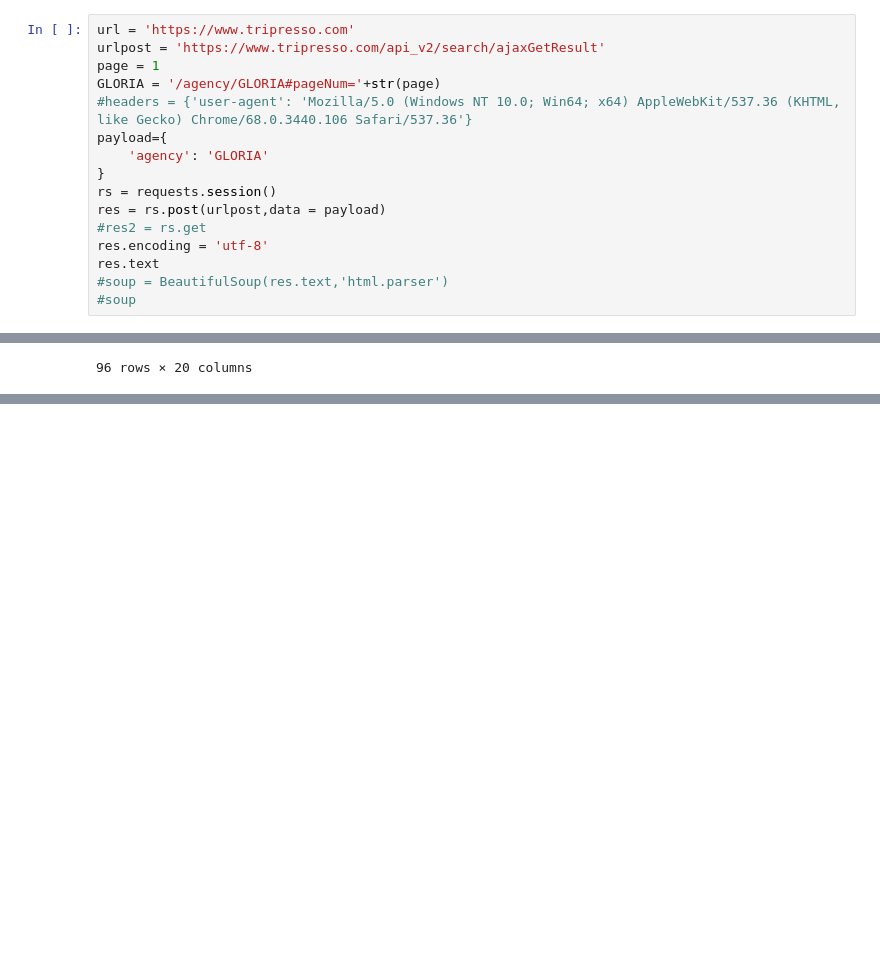
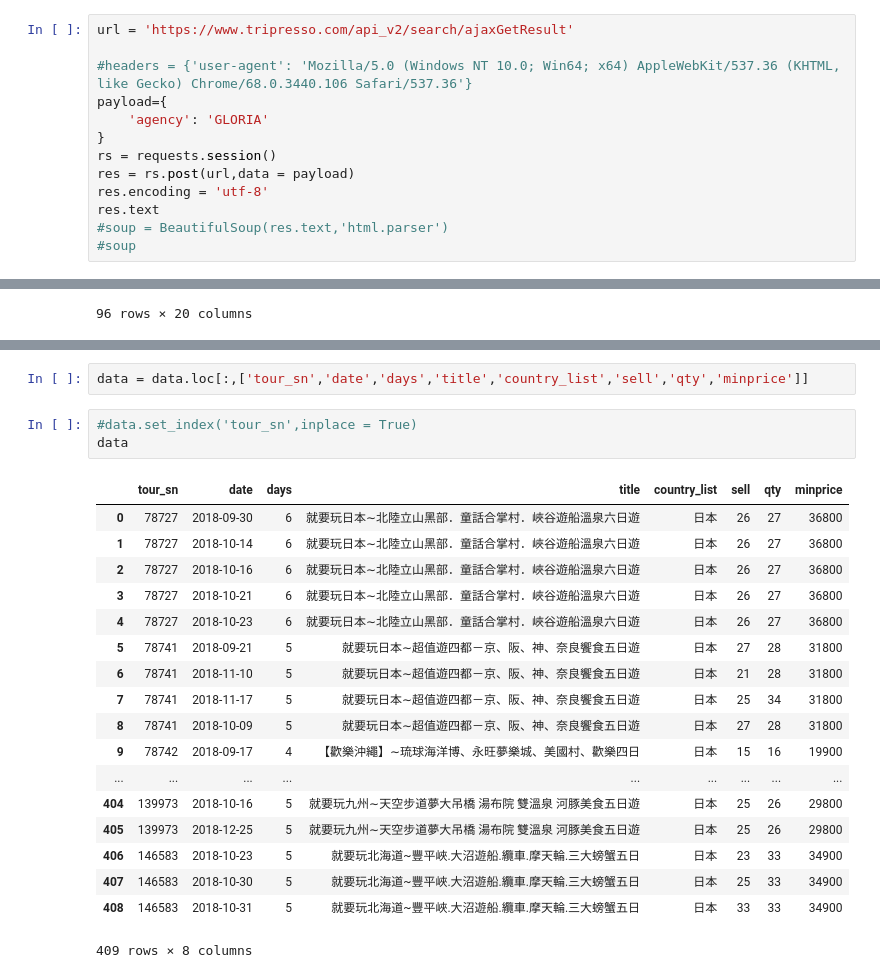
Before and after one commit to catxxx591/tour, a Jupyter notebook: Tour.ipynb, the cells around one changed output, grey strips where cells are left out. Drawn from its saved outputs; the diff is of its cells as text; blank space fills up the shorter version.

```diff
--- a/Tour.ipynb
+++ b/Tour.ipynb
@@ -7,15 +8,12 @@ import json
 # %%
-url = 'https://www.tripresso.com'
-urlpost = 'https://www.tripresso.com/api_v2/search/ajaxGetResult'
-page = 1
-GLORIA = '/agency/GLORIA#pageNum='+str(page)
+url = 'https://www.tripresso.com/api_v2/search/ajaxGetResult'
+
 #headers = {'user-agent': 'Mozilla/5.0 (Windows NT 10.0; Win64; x64) AppleWebKit/537.36 (KHTML, like Gecko) Chrome/68.0.3440.106 Safari/537.36'}
 payload={
     'agency': 'GLORIA'
 }
 rs = requests.session()
-res = rs.post(urlpost,data = payload)
-#res2 = rs.get
+res = rs.post(url,data = payload)
 res.encoding = 'utf-8'
 res.text
 #soup = BeautifulSoup(res.text,'html.parser')
@@ -210,0 +242,24 @@ data
+# %%
+data = data.loc[:,['tour_sn','date','days','title','country_list','sell','qty','minprice']]
+# %%
+#data.set_index('tour_sn',inplace = True)
+data
+# %% [output]
+|  | tour_sn | date | days | title | country_list | sell | qty | minprice |
+| 0 | 78727 | 2018-09-30 | 6 | 就要玩日本∼北陸立山黑部．童話合掌村．峽谷遊船溫泉六日遊 | 日本 | 26 | 27 | 36800 |
+| 1 | 78727 | 2018-10-14 | 6 | 就要玩日本∼北陸立山黑部．童話合掌村．峽谷遊船溫泉六日遊 | 日本 | 26 | 27 | 36800 |
+| 2 | 78727 | 2018-10-16 | 6 | 就要玩日本∼北陸立山黑部．童話合掌村．峽谷遊船溫泉六日遊 | 日本 | 26 | 27 | 36800 |
+| 3 | 78727 | 2018-10-21 | 6 | 就要玩日本∼北陸立山黑部．童話合掌村．峽谷遊船溫泉六日遊 | 日本 | 26 | 27 | 36800 |
+| 4 | 78727 | 2018-10-23 | 6 | 就要玩日本∼北陸立山黑部．童話合掌村．峽谷遊船溫泉六日遊 | 日本 | 26 | 27 | 36800 |
+| 5 | 78741 | 2018-09-21 | 5 | 就要玩日本∼超值遊四都－京、阪、神、奈良饗食五日遊 | 日本 | 27 | 28 | 31800 |
+| 6 | 78741 | 2018-11-10 | 5 | 就要玩日本∼超值遊四都－京、阪、神、奈良饗食五日遊 | 日本 | 21 | 28 | 31800 |
+| 7 | 78741 | 2018-11-17 | 5 | 就要玩日本∼超值遊四都－京、阪、神、奈良饗食五日遊 | 日本 | 25 | 34 | 31800 |
+| 8 | 78741 | 2018-10-09 | 5 | 就要玩日本∼超值遊四都－京、阪、神、奈良饗食五日遊 | 日本 | 27 | 28 | 31800 |
+| 9 | 78742 | 2018-09-17 | 4 | 【歡樂沖繩】∼琉球海洋博、永旺夢樂城、美國村、歡樂四日 | 日本 | 15 | 16 | 19900 |
+| ... | ... | ... | ... | ... | ... | ... | ... | ... |
+| 404 | 139973 | 2018-10-16 | 5 | 就要玩九州∼天空步道夢大吊橋 湯布院 雙溫泉 河豚美食五日遊 | 日本 | 25 | 26 | 29800 |
+| 405 | 139973 | 2018-12-25 | 5 | 就要玩九州∼天空步道夢大吊橋 湯布院 雙溫泉 河豚美食五日遊 | 日本 | 25 | 26 | 29800 |
+| 406 | 146583 | 2018-10-23 | 5 | 就要玩北海道~豐平峽.大沼遊船.纜車.摩天輪.三大螃蟹五日 | 日本 | 23 | 33 | 34900 |
+| 407 | 146583 | 2018-10-30 | 5 | 就要玩北海道~豐平峽.大沼遊船.纜車.摩天輪.三大螃蟹五日 | 日本 | 25 | 33 | 34900 |
+| 408 | 146583 | 2018-10-31 | 5 | 就要玩北海道~豐平峽.大沼遊船.纜車.摩天輪.三大螃蟹五日 | 日本 | 33 | 33 | 34900 |
+409 rows × 8 columns
```
Also changed, not shown: parts of 16 cells of this notebook.
